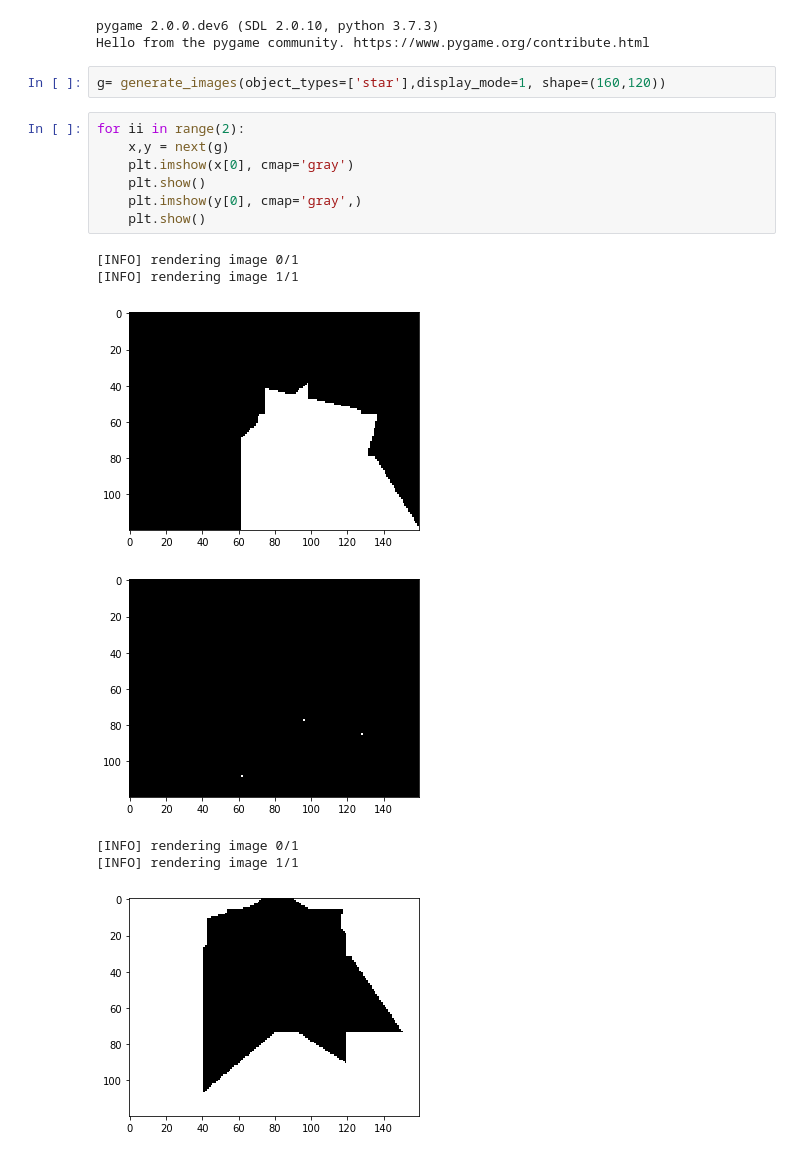
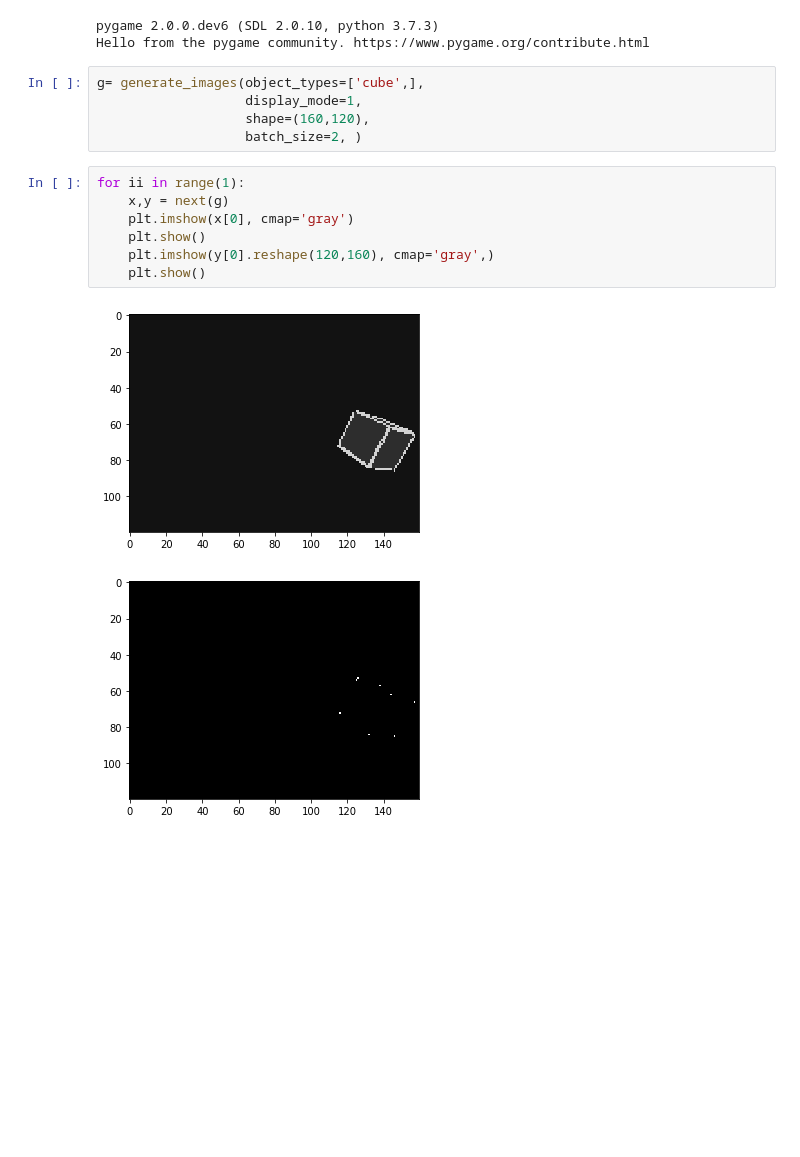
Before and after one commit to robbieculkin/deepoint, a Jupyter notebook: test shapes.ipynb, the cells around one changed output. Drawn from its saved outputs; the diff is of its cells as text; blank space fills up the shorter version.

```diff
--- a/test shapes.ipynb
+++ b/test shapes.ipynb
@@ -6,19 +6,17 @@ from src.image_generator import generate_images
 pygame 2.0.0.dev6 (SDL 2.0.10, python 3.7.3)
 Hello from the pygame community. https://www.pygame.org/contribute.html
 # %%
-g= generate_images(object_types=['star'],display_mode=1, shape=(160,120))
+g= generate_images(object_types=['cube',],
+                   display_mode=1,
+                   shape=(160,120),
+                   batch_size=2, )
 # %%
-for ii in range(2):
+for ii in range(1):
     x,y = next(g)
     plt.imshow(x[0], cmap='gray')
     plt.show()
-    plt.imshow(y[0], cmap='gray',)
+    plt.imshow(y[0].reshape(120,160), cmap='gray',)
     plt.show()
 # %% [output]
-[INFO] rendering image 0/1
-[INFO] rendering image 1/1
-[figure, old version]
+[figure, new version]
-[figure, old version]
+[figure, new version]
-[INFO] rendering image 0/1
-[INFO] rendering image 1/1
-[figure, removed]
```
Also changed, not shown: parts of 1 cell of this notebook, 5 other files.
